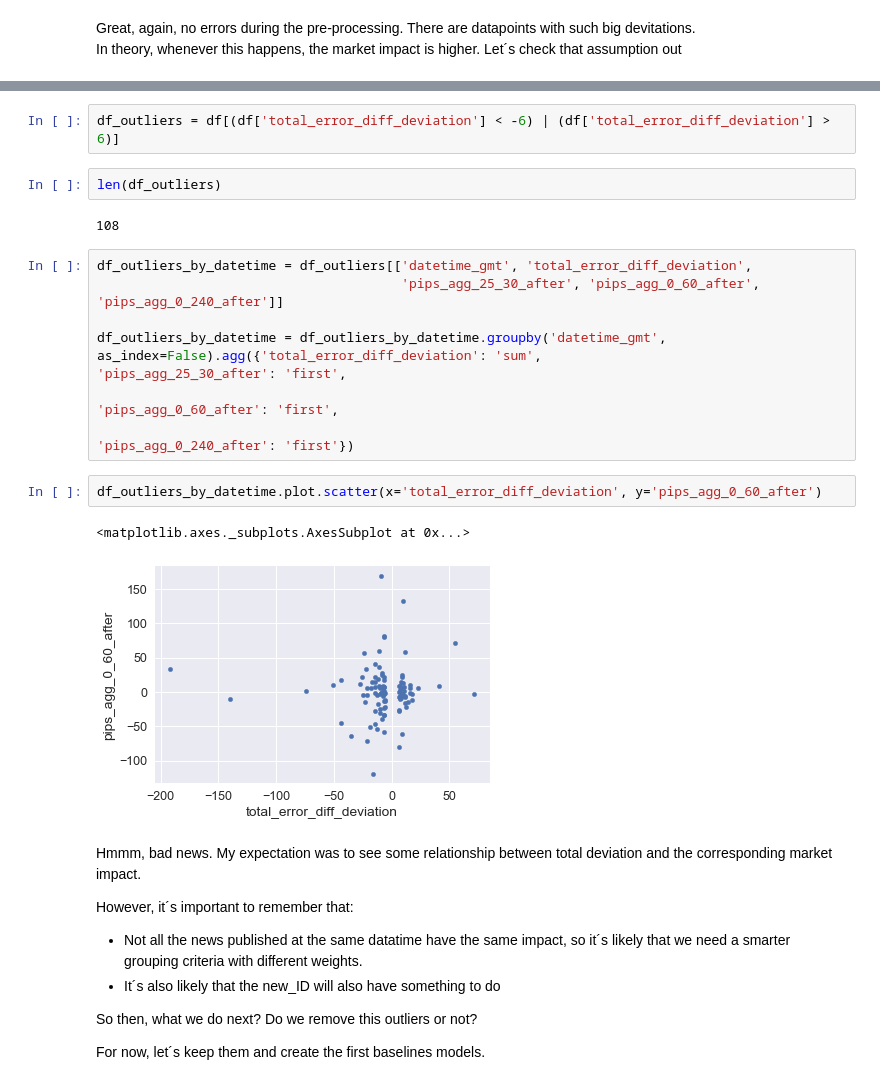
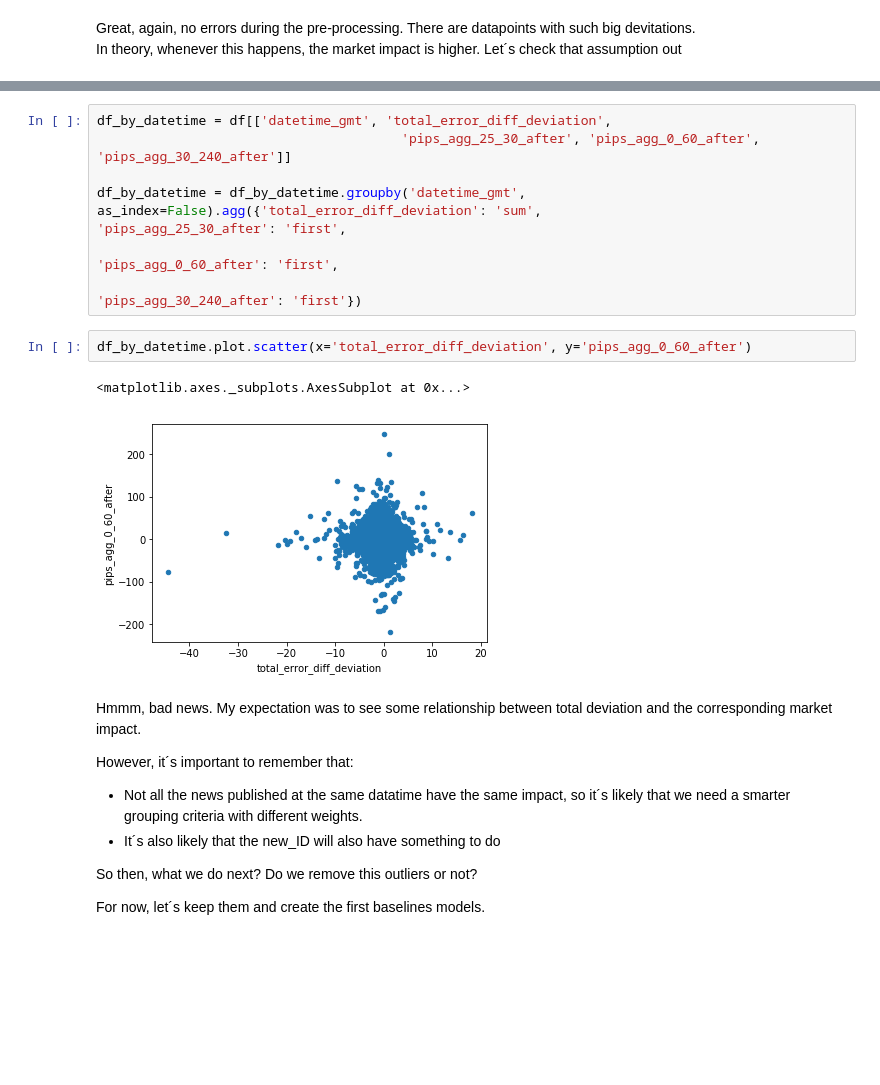
Before and after one commit to msanzsanz/PFM_EconomicNewsImpact, a Jupyter notebook: models/datafamiliarity.ipynb, the cells around one changed output, grey strips where cells are left out. Cells and saved outputs as stored; diff of their text form; blank space fills up the shorter version.

```diff
--- a/models/datafamiliarity.ipynb
+++ b/models/datafamiliarity.ipynb
@@ -107,21 +95,15 @@ df_wo_outliers['total_error_diff_deviation'].plot(kind='hist', bins = 50, figsiz
-# %%
-df_outliers = df[(df['total_error_diff_deviation'] < -6) | (df['total_error_diff_deviation'] > 6)]
-# %%
-len(df_outliers)
-# %% [output]
-108
 # %%
-df_outliers_by_datetime = df_outliers[['datetime_gmt', 'total_error_diff_deviation',
-                                       'pips_agg_25_30_after', 'pips_agg_0_60_after', 'pips_agg_0_240_after']]
+df_by_datetime = df[['datetime_gmt', 'total_error_diff_deviation',
+                                       'pips_agg_25_30_after', 'pips_agg_0_60_after', 'pips_agg_30_240_after']]
 
-df_outliers_by_datetime = df_outliers_by_datetime.groupby('datetime_gmt', as_index=False).agg({'total_error_diff_deviation': 'sum',                                                                                       'pips_agg_25_30_after': 'first',
+df_by_datetime = df_by_datetime.groupby('datetime_gmt', as_index=False).agg({'total_error_diff_deviation': 'sum',                                                                                       'pips_agg_25_30_after': 'first',
                                                                                       'pips_agg_0_60_after': 'first',
-                                                                                      'pips_agg_0_240_after': 'first'})
+                                                                                      'pips_agg_30_240_after': 'first'})
 # %%
-df_outliers_by_datetime.plot.scatter(x='total_error_diff_deviation', y='pips_agg_0_60_after')
+df_by_datetime.plot.scatter(x='total_error_diff_deviation', y='pips_agg_0_60_after')
 # %% [output]
 <matplotlib.axes._subplots.AxesSubplot at 0x...>
-[figure, old version]
+[figure, new version]
 # %% [markdown]
 Hmmm, bad news.
 My expectation was to see some relationship between total deviation and the corresponding market impact.
```
Also changed, not shown: parts of 15 cells of this notebook, 7 other files.
